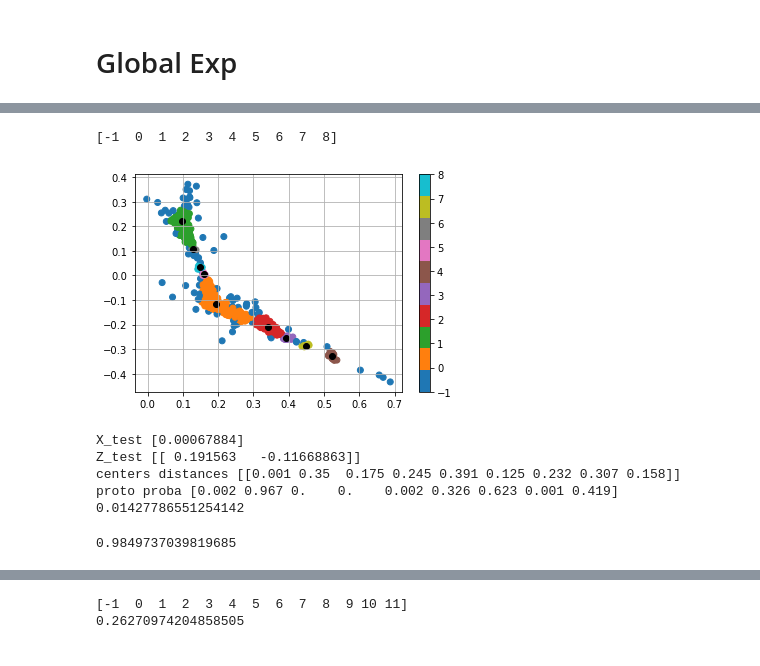
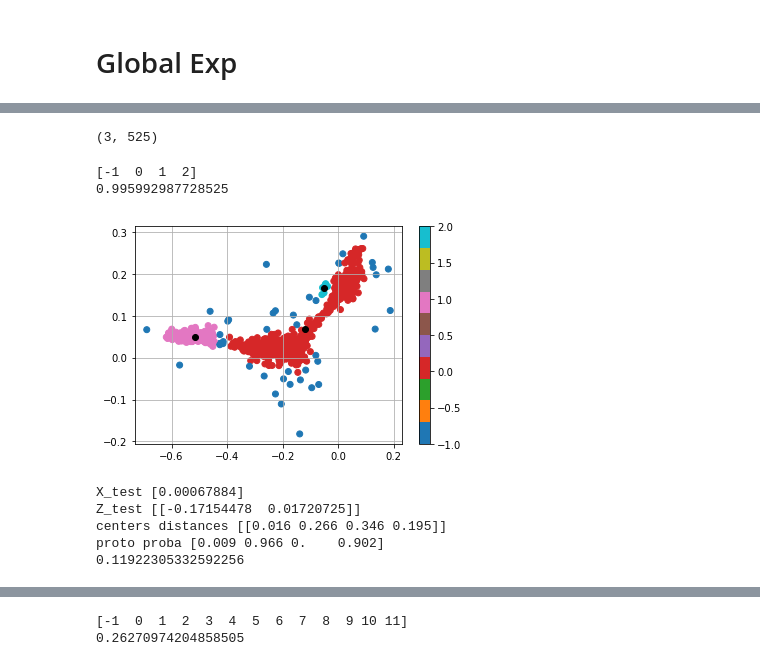
Before and after one commit to francescobodria/posthoc-similaryclass-counterfactuals, a Jupyter notebook: diva.ipynb, the cells around one changed output, grey strips where cells are left out. Cells and saved outputs as stored; diff of their text form; code cells hidden in the pictures.

```diff
--- a/diva.ipynb
+++ b/diva.ipynb
@@ -50,9 +50,11 @@ cont_df = preprocessing.RobustScaler().fit_transform(cont_df)
 min_max_scaler = preprocessing.MinMaxScaler([-1,1])
 cont_df = min_max_scaler.fit_transform(cont_df)
 cont_df = pd.DataFrame(cont_df,columns=continuous)
+
 cat_num_df = df.loc[:,categorical]
 hot_enc = preprocessing.OneHotEncoder(handle_unknown='ignore')
 hot_enc.fit(cat_num_df)
+names = []
 for i in range(len(cat_num_df.columns)):
     for j in range(len(hot_enc.categories_[i])):
         names.append(cat_num_df.columns[i]+'_'+str(hot_enc.categories_[i][j]))
@@ -68,6 +70,7 @@ for i in range(len(cat_str_df.columns)):
         names.append(cat_str_df.columns[i]+'_'+str(hot_enc.categories_[i][j]))
 cat_str_df[names]=hot_enc.transform(cat_str_df).toarray().astype(int)
 cat_str_df = cat_str_df.drop(strings,axis=1)
+
 df = pd.concat([cont_df,cat_num_df,cat_str_df],axis=1)
 # %%
 cat_num_df.shape
@@ -395,0 +393,16 @@ np.mean(cdist(Z_train,Z_train))
+# %%
+from sklearn.cluster import BisectingKMeans
+
+bisect_means = BisectingKMeans(n_clusters=3, random_state=random_seed).fit(Z_train)
+plt.scatter(Z_train[:,0], Z_train[:,1], c=bisect_means.labels_, cmap='tab10')
+plt.colorbar()
+plt.scatter(bisect_means.cluster_centers_[:,0],bisect_means.cluster_centers_[:,1],c='k')
+plt.grid()
+
+from scipy.spatial.distance import cdist
+proto = []
+for i in range(len(bisect_means.cluster_centers_)):
+    proto.append(X_train[np.argmin(cdist(Z_train,bisect_means.cluster_centers_[i:i+1,:]))])
+proto = np.stack(proto)
+proto_pred = np.sum((1/cdist(Z_test[:,:],bisect_means.cluster_centers_))/(np.sum((1/cdist(Z_test[:,:],bisect_means.cluster_centers_)),axis=1).reshape(-1,1))*proto[:,-1],axis=1)
+print(accuracy_score(np.round(proto_pred), np.round(X_test[:,-1])))
@@ -396,21 +423,34 @@ np.mean(cdist(Z_train,Z_train))
+# %%
+proto.shape
+# %% [output]
+(3, 525)
 # %%
 #from sklearn.cluster import OPTICS
 #clustering = OPTICS(min_samples=0.03).fit(Z_train)
 #labels = clustering.labels_
 #np.unique(clustering.labels_)
+from sklearn.cluster import DBSCAN
 
-from sklearn.cluster import DBSCAN
-clustering = DBSCAN(eps=0.01, min_samples=5).fit(Z_train)
+clustering = DBSCAN(eps=0.02, min_samples=5).fit(Z_train)
 labels = clustering.labels_
 print(np.unique(clustering.labels_))
 centers = []
 for c in np.unique(clustering.labels_)[1:]:
     centers.append(np.mean(Z_train[clustering.labels_==c],axis=0))
 centers = np.stack(centers)
 plt.scatter(Z_train[:,0], Z_train[:,1], c=labels, cmap='tab10')
 plt.colorbar()
 plt.scatter(centers[:,0],centers[:,1],c='k')
 plt.grid()
+
+from scipy.spatial.distance import cdist
+proto = []
+for i in range(len(centers)):
+    proto.append(X_train[np.argmin(cdist(Z_train,centers[i:i+1,:]))])
+proto = np.stack(proto)
+proto_pred = np.sum((1/cdist(Z_test[:,:],centers))/(np.sum((1/cdist(Z_test[:,:],centers)),axis=1).reshape(-1,1))*proto[:,-1],axis=1)
+print(accuracy_score(np.round(proto_pred), np.round(X_test[:,-1])))
 # %% [output]
-[-1  0  1  2  3  4  5  6  7  8]
+[-1  0  1  2]
+0.995992987728525
-[figure, old version]
+[figure, new version]
@@ -432,7 +465,7 @@ print('proto proba', np.round(proto[:,-1],3))
 print(np.sum((1/cdist(Z_test[i:i+1,:],centers))/(np.sum((1/cdist(Z_test[i:i+1,:],centers))))*proto[:,-1]))
 # %% [output]
 X_test [0.00067884]
-Z_test [[ 0.191563   -0.11668863]]
-centers distances [[0.001 0.35  0.175 0.245 0.391 0.125 0.232 0.307 0.158]]
-proto proba [0.002 0.967 0.    0.    0.002 0.326 0.623 0.001 0.419]
-0.01427786551254142
+Z_test [[-0.17154478  0.01720725]]
+centers distances [[0.016 0.266 0.346 0.195]]
+proto proba [0.009 0.966 0.    0.902]
+0.11922305332592256
@@ -441,4 +471,0 @@ proto_pred = np.sum((1/cdist(Z_test[:,:],centers))/(np.sum((1/cdist(Z_test[:,:],
-# %%
-accuracy_score(np.round(proto_pred), np.round(X_test[:,-1]))
-# %% [output]
-0.9849737039819685
```
Also changed, not shown: parts of 11 cells of this notebook, 16 other files.
